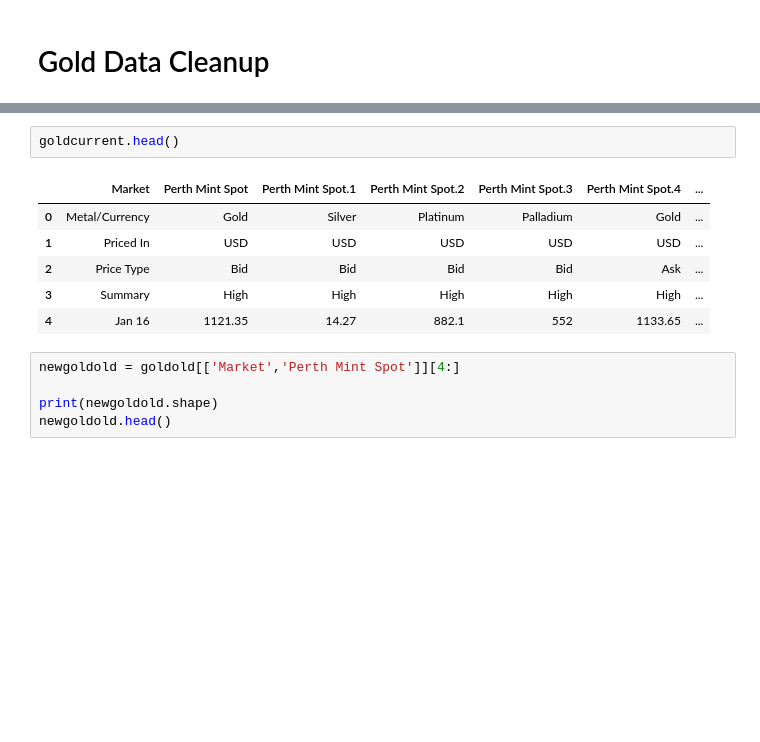
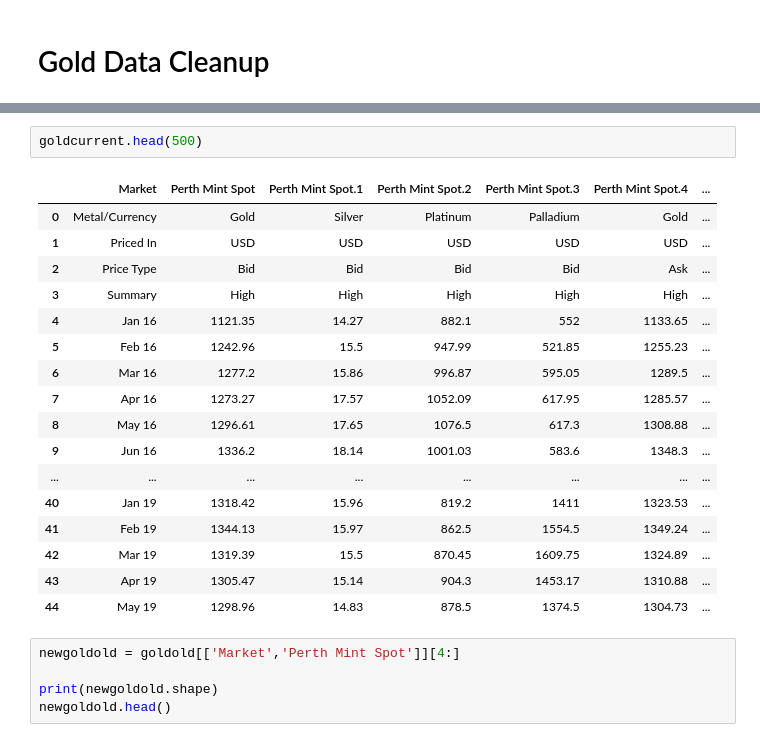
Before and after one commit to LambdaSchool-Sprints/DS-Unit-1-Sprint-5-Data-Storytelling-Blog-Post, a Jupyter notebook: BitcoinStorytellingProject.ipynb, the cells around one changed output, grey strips where cells are left out. Cells and saved outputs as stored; diff of their text form; blank space fills up the shorter version.

```diff
--- a/BitcoinStorytellingProject.ipynb
+++ b/BitcoinStorytellingProject.ipynb
@@ -26,14 +22,25 @@ goldold.head(5)
 | 3 | Summary | High | High | High | High | High | ... |
 | 4 | Jan 68 | NaN | NaN | NaN | NaN | NaN | ... |
 # %%
-goldcurrent.head()
+goldcurrent.head(500)
 # %% [output]
 |  | Market | Perth Mint Spot | Perth Mint Spot.1 | Perth Mint Spot.2 | Perth Mint Spot.3 | Perth Mint Spot.4 | ... |
 | 0 | Metal/Currency | Gold | Silver | Platinum | Palladium | Gold | ... |
 | 1 | Priced In | USD | USD | USD | USD | USD | ... |
 | 2 | Price Type | Bid | Bid | Bid | Bid | Ask | ... |
 | 3 | Summary | High | High | High | High | High | ... |
 | 4 | Jan 16 | 1121.35 | 14.27 | 882.1 | 552 | 1133.65 | ... |
+| 5 | Feb 16 | 1242.96 | 15.5 | 947.99 | 521.85 | 1255.23 | ... |
+| 6 | Mar 16 | 1277.2 | 15.86 | 996.87 | 595.05 | 1289.5 | ... |
+| 7 | Apr 16 | 1273.27 | 17.57 | 1052.09 | 617.95 | 1285.57 | ... |
+| 8 | May 16 | 1296.61 | 17.65 | 1076.5 | 617.3 | 1308.88 | ... |
+| 9 | Jun 16 | 1336.2 | 18.14 | 1001.03 | 583.6 | 1348.3 | ... |
+| ... | ... | ... | ... | ... | ... | ... | ... |
+| 40 | Jan 19 | 1318.42 | 15.96 | 819.2 | 1411 | 1323.53 | ... |
+| 41 | Feb 19 | 1344.13 | 15.97 | 862.5 | 1554.5 | 1349.24 | ... |
+| 42 | Mar 19 | 1319.39 | 15.5 | 870.45 | 1609.75 | 1324.89 | ... |
+| 43 | Apr 19 | 1305.47 | 15.14 | 904.3 | 1453.17 | 1310.88 | ... |
+| 44 | May 19 | 1298.96 | 14.83 | 878.5 | 1374.5 | 1304.73 | ... |
 # %%
 newgoldold = goldold[['Market','Perth Mint Spot']][4:]
 
```
Also changed, not shown: parts of 41 cells of this notebook.
